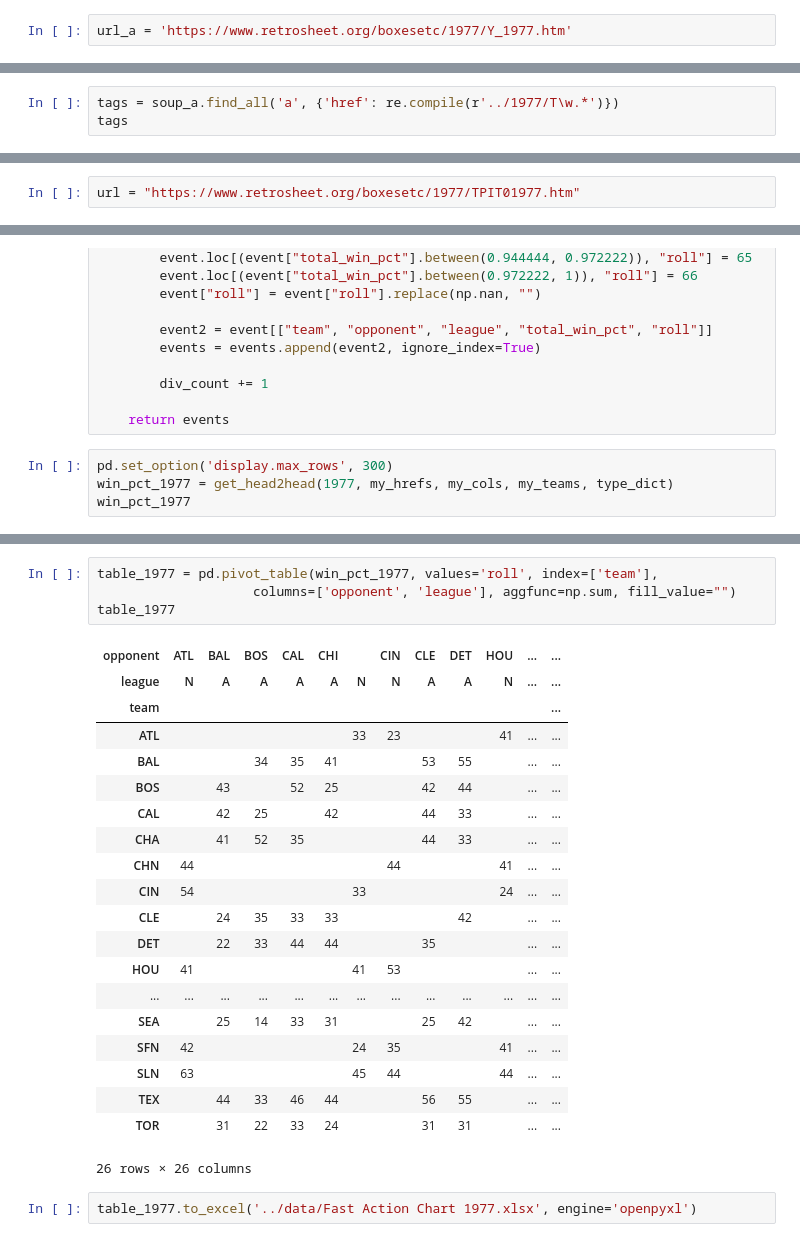
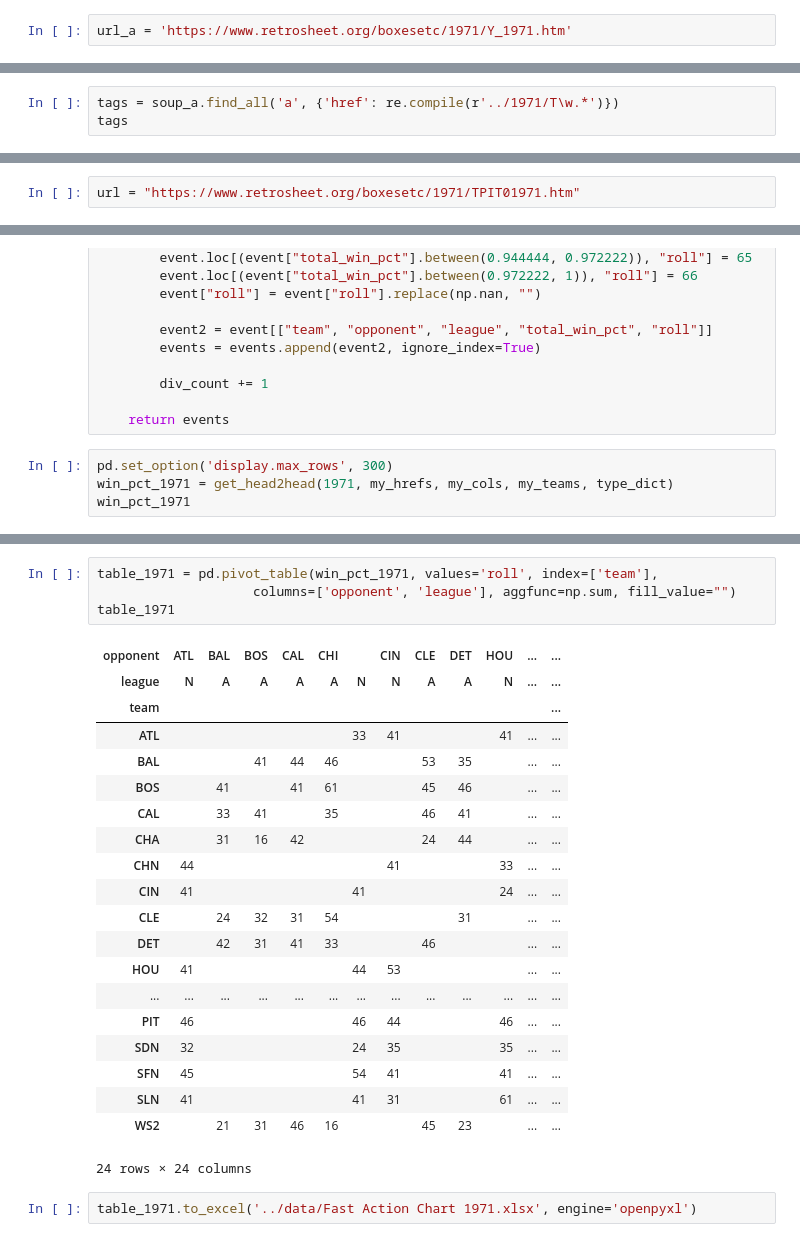
Before and after one commit to jgodin21/sherco_ratings, a Jupyter notebook: code/create fast action chart for given season.ipynb, the cells around one changed output, grey strips where cells are left out. Saved outputs shown, nothing was run; the diff lists cells and outputs as text.

```diff
--- a/code/create fast action chart for given season.ipynb
+++ b/code/create fast action chart for given season.ipynb
@@ -22,7 +24,7 @@ from datetime import datetime
 # %%
 session_a = requests.session()
 # %%
-url_a = 'https://www.retrosheet.org/boxesetc/1977/Y_1977.htm'
+url_a = 'https://www.retrosheet.org/boxesetc/1971/Y_1971.htm'
 # %%
 a = session_a.get(url_a)
 # %%
@@ -47,6 +49,6 @@ soup_a
 </pre><pre><a href="../MISC/Y_descr.htm">Read Me</a></pre>
 </body></html>
 # %%
-tags = soup_a.find_all('a', {'href': re.compile(r'../1977/T\w.*')})
+tags = soup_a.find_all('a', {'href': re.compile(r'../1971/T\w.*')})
 tags
 # %% [output]
@@ -97,7 +99,7 @@ my_teams = [char[1:4] for char in my_hrefs]
 # %%
 session = requests.session()
 # %%
-url = "https://www.retrosheet.org/boxesetc/1977/TPIT01977.htm"
+url = "https://www.retrosheet.org/boxesetc/1971/TPIT01971.htm"
 # %%
 s = session.get(url)
 # %%
@@ -330,7 +332,7 @@ def get_head2head(year, hrefs, cols, teams, type_dict):
     return events
 # %%
 pd.set_option('display.max_rows', 300)
-win_pct_1977 = get_head2head(1977, my_hrefs, my_cols, my_teams, type_dict)
-win_pct_1977
+win_pct_1971 = get_head2head(1971, my_hrefs, my_cols, my_teams, type_dict)
+win_pct_1971
 # %% [output]
 |  | team | opponent | league | total_win_pct | roll |
@@ -349,27 +355,27 @@ win_pct_1977
 # %%
-table_1977 = pd.pivot_table(win_pct_1977, values='roll', index=['team'],
+table_1971 = pd.pivot_table(win_pct_1971, values='roll', index=['team'],
                     columns=['opponent', 'league'], aggfunc=np.sum, fill_value="")
-table_1977
+table_1971
 # %% [output]
 | opponent | ATL | BAL | BOS | CAL | CHI |  | CIN | CLE | DET | HOU | ... | ... |
 | league | N | A | A | A | A | N | N | A | A | N | ... | ... |
 | team |  |  |  |  |  |  |  |  |  |  |  | ... |
-| ATL |  |  |  |  |  | 33 | 23 |  |  | 41 | ... | ... |
-| BAL |  |  | 34 | 35 | 41 |  |  | 53 | 55 |  | ... | ... |
-| BOS |  | 43 |  | 52 | 25 |  |  | 42 | 44 |  | ... | ... |
-| CAL |  | 42 | 25 |  | 42 |  |  | 44 | 33 |  | ... | ... |
-| CHA |  | 41 | 52 | 35 |  |  |  | 44 | 33 |  | ... | ... |
-| CHN | 44 |  |  |  |  |  | 44 |  |  | 41 | ... | ... |
-| CIN | 54 |  |  |  |  | 33 |  |  |  | 24 | ... | ... |
-| CLE |  | 24 | 35 | 33 | 33 |  |  |  | 42 |  | ... | ... |
-| DET |  | 22 | 33 | 44 | 44 |  |  | 35 |  |  | ... | ... |
-| HOU | 41 |  |  |  |  | 41 | 53 |  |  |  | ... | ... |
+| ATL |  |  |  |  |  | 33 | 41 |  |  | 41 | ... | ... |
+| BAL |  |  | 41 | 44 | 46 |  |  | 53 | 35 |  | ... | ... |
+| BOS |  | 41 |  | 41 | 61 |  |  | 45 | 46 |  | ... | ... |
+| CAL |  | 33 | 41 |  | 35 |  |  | 46 | 41 |  | ... | ... |
+| CHA |  | 31 | 16 | 42 |  |  |  | 24 | 44 |  | ... | ... |
+| CHN | 44 |  |  |  |  |  | 41 |  |  | 33 | ... | ... |
+| CIN | 41 |  |  |  |  | 41 |  |  |  | 24 | ... | ... |
+| CLE |  | 24 | 32 | 31 | 54 |  |  |  | 31 |  | ... | ... |
+| DET |  | 42 | 31 | 41 | 33 |  |  | 46 |  |  | ... | ... |
+| HOU | 41 |  |  |  |  | 44 | 53 |  |  |  | ... | ... |
 | ... | ... | ... | ... | ... | ... | ... | ... | ... | ... | ... | ... | ... |
-| SEA |  | 25 | 14 | 33 | 31 |  |  | 25 | 42 |  | ... | ... |
-| SFN | 42 |  |  |  |  | 24 | 35 |  |  | 41 | ... | ... |
-| SLN | 63 |  |  |  |  | 45 | 44 |  |  | 44 | ... | ... |
-| TEX |  | 44 | 33 | 46 | 44 |  |  | 56 | 55 |  | ... | ... |
-| TOR |  | 31 | 22 | 33 | 24 |  |  | 31 | 31 |  | ... | ... |
+| PIT | 46 |  |  |  |  | 46 | 44 |  |  | 46 | ... | ... |
+| SDN | 32 |  |  |  |  | 24 | 35 |  |  | 35 | ... | ... |
+| SFN | 45 |  |  |  |  | 54 | 41 |  |  | 41 | ... | ... |
+| SLN | 41 |  |  |  |  | 41 | 31 |  |  | 61 | ... | ... |
+| WS2 |  | 21 | 31 | 46 | 16 |  |  | 45 | 23 |  | ... | ... |
-26 rows × 26 columns
+24 rows × 24 columns
 # %%
-table_1977.to_excel('../data/Fast Action Chart 1977.xlsx', engine='openpyxl')
+table_1971.to_excel('../data/Fast Action Chart 1971.xlsx', engine='openpyxl')
```
Also changed, not shown: parts of 19 cells of this notebook, 11 other files.
